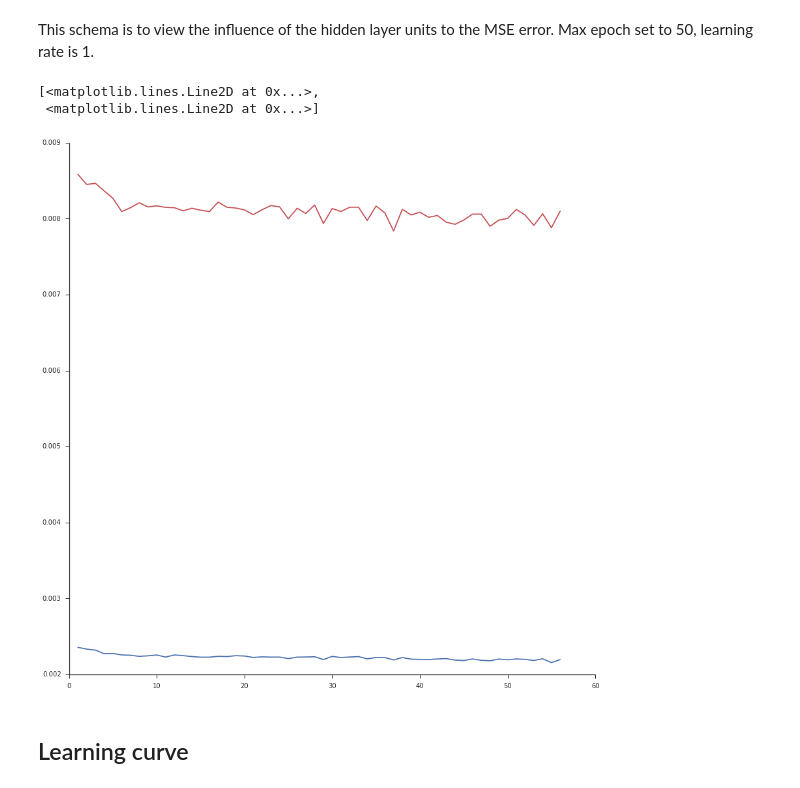
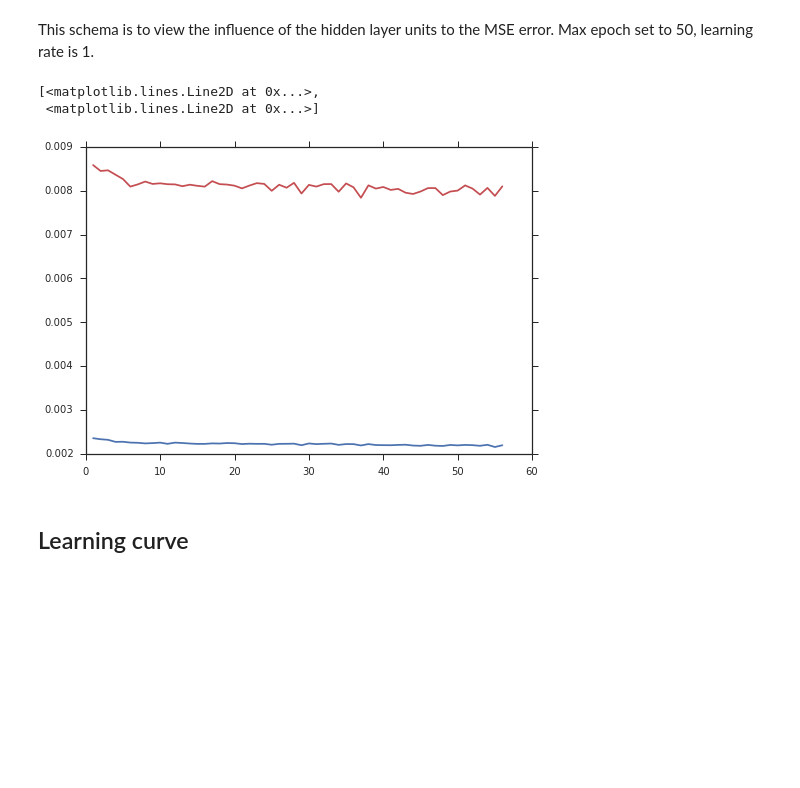
Before and after one commit to fengsy868/Dann-EEG, a Jupyter notebook: Ploting.ipynb, the cells around one changed output. Saved outputs shown, nothing was run; the diff lists cells and outputs as text; code cells hidden in the pictures; blank space fills up the shorter version.

```diff
--- a/Ploting.ipynb
+++ b/Ploting.ipynb
@@ -15,15 +54,15 @@ This schema is to view the influence of the hidden layer units to the MSE error.
 # %%
 filepath = 'autoencoder.csv'
 autoencoder = pd.read_csv(filepath)
-g = sns.FacetGrid(autoencoder, hue="LearningRate", size=12)
+#g = sns.FacetGrid(autoencoder, hue="LearningRate", size=12)
 #g.map(plt.plot, "HiddenUnits", "TrainMSE")
 
 plt.plot(autoencoder.HiddenUnits,autoencoder.TrainMSE,'b-',autoencoder.HiddenUnits,autoencoder.ValidMSE,'r-')
 #g.add_legend();
 # %% [output]
 [<matplotlib.lines.Line2D at 0x...>,
  <matplotlib.lines.Line2D at 0x...>]
-[figure, old version]
+[figure, new version]
 # %% [markdown]
 ## Learning curve
 # %%
```
Also changed, not shown: parts of 5 cells of this notebook, 4 other files.
